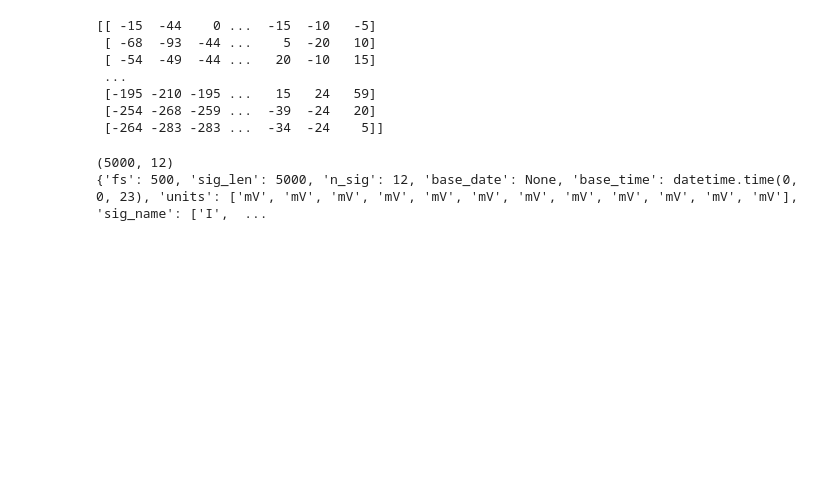
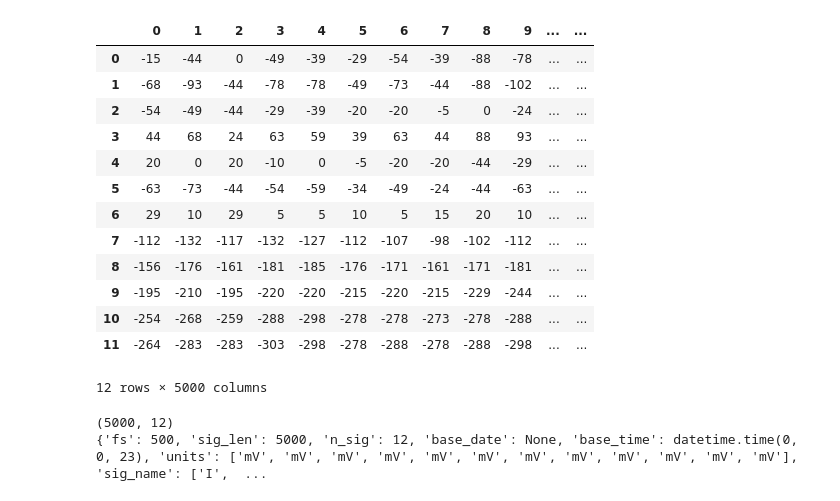
Before and after one commit to prathamagrawal/ECG-Classification, a Jupyter notebook: dataloader.ipynb, the cells around one changed output. Drawn from its saved outputs; the diff is of its cells as text; code cells hidden in the pictures; blank space fills up the shorter version.

```diff
--- a/dataloader.ipynb
+++ b/dataloader.ipynb
@@ -7,5 +9,5 @@ import re
 # %%
-directory='//Users//prathamagrawal//Desktop//projects//ECG//dataset'
+directory="/Users/prathamagrawal/Desktop/projects/ECG_willtry/Dataset"
 # %%
 def dataloader(directory):
     l=[]
@@ -21,10 +20,0 @@ l=dataloader(directory)
-# %%
-print(l[0])
-# %% [output]
-[[ -15  -44    0 ...  -15  -10   -5]
- [ -68  -93  -44 ...    5  -20   10]
- [ -54  -49  -44 ...   20  -10   15]
- ...
- [-195 -210 -195 ...   15   24   59]
- [-254 -268 -259 ...  -39  -24   20]
- [-264 -283 -283 ...  -34  -24    5]]
@@ -31,2 +23,20 @@ print(l[0])
+# %%
+data1=pd.DataFrame(l[0])
+data1
+# %% [output]
+|  | 0 | 1 | 2 | 3 | 4 | 5 | 6 | 7 | 8 | 9 | ... | ... |
+| 0 | -15 | -44 | 0 | -49 | -39 | -29 | -54 | -39 | -88 | -78 | ... | ... |
+| 1 | -68 | -93 | -44 | -78 | -78 | -49 | -73 | -44 | -88 | -102 | ... | ... |
+| 2 | -54 | -49 | -44 | -29 | -39 | -20 | -20 | -5 | 0 | -24 | ... | ... |
+| 3 | 44 | 68 | 24 | 63 | 59 | 39 | 63 | 44 | 88 | 93 | ... | ... |
+| 4 | 20 | 0 | 20 | -10 | 0 | -5 | -20 | -20 | -44 | -29 | ... | ... |
+| 5 | -63 | -73 | -44 | -54 | -59 | -34 | -49 | -24 | -44 | -63 | ... | ... |
+| 6 | 29 | 10 | 29 | 5 | 5 | 10 | 5 | 15 | 20 | 10 | ... | ... |
+| 7 | -112 | -132 | -117 | -132 | -127 | -112 | -107 | -98 | -102 | -112 | ... | ... |
+| 8 | -156 | -176 | -161 | -181 | -185 | -176 | -171 | -161 | -171 | -181 | ... | ... |
+| 9 | -195 | -210 | -195 | -220 | -220 | -215 | -220 | -215 | -229 | -244 | ... | ... |
+| 10 | -254 | -268 | -259 | -288 | -298 | -278 | -278 | -273 | -278 | -288 | ... | ... |
+| 11 | -264 | -283 | -283 | -303 | -298 | -278 | -288 | -278 | -288 | -298 | ... | ... |
+12 rows × 5000 columns
 # %%
 import wfdb
```
Also changed, not shown: parts of 10 cells of this notebook, 2 other files.
